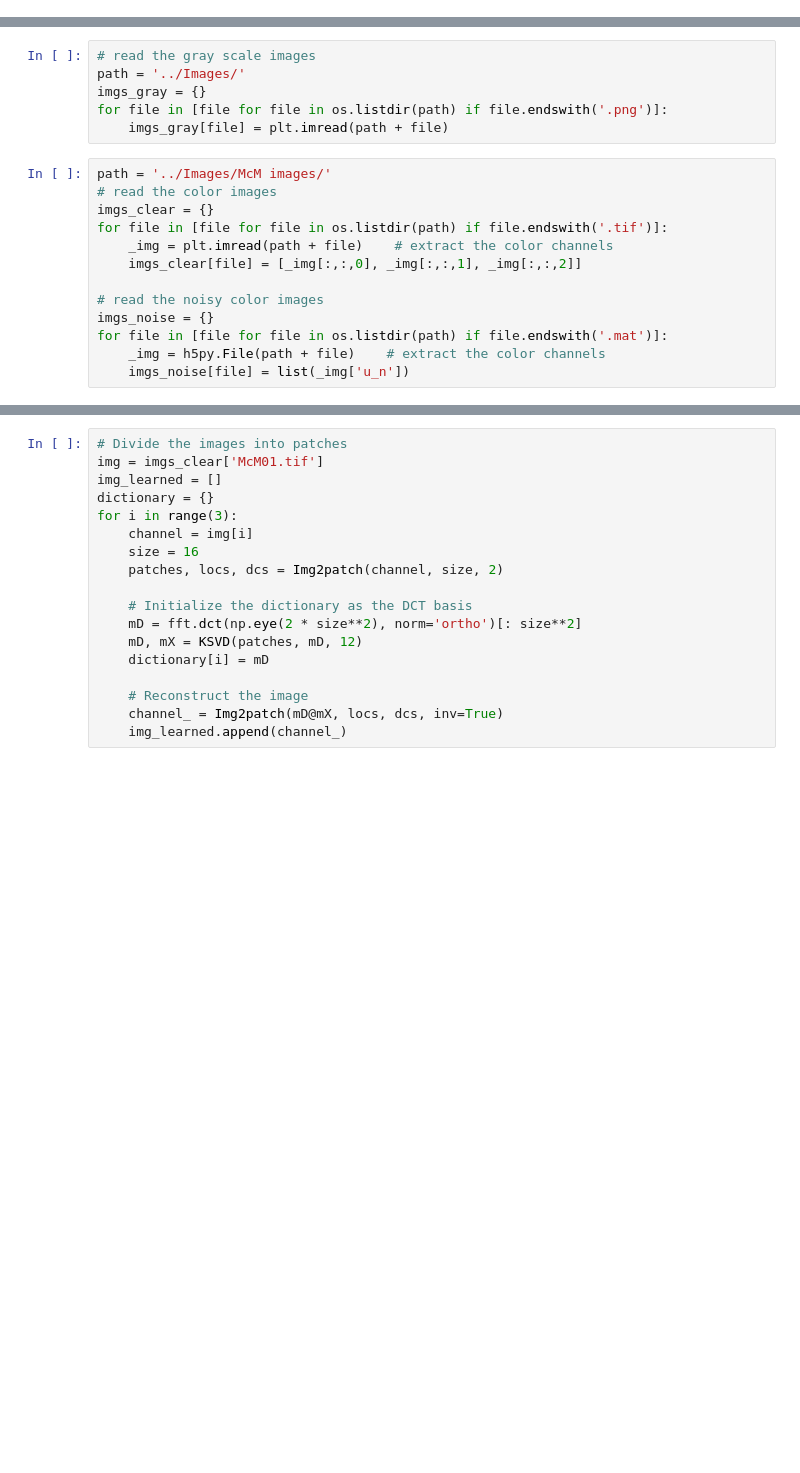
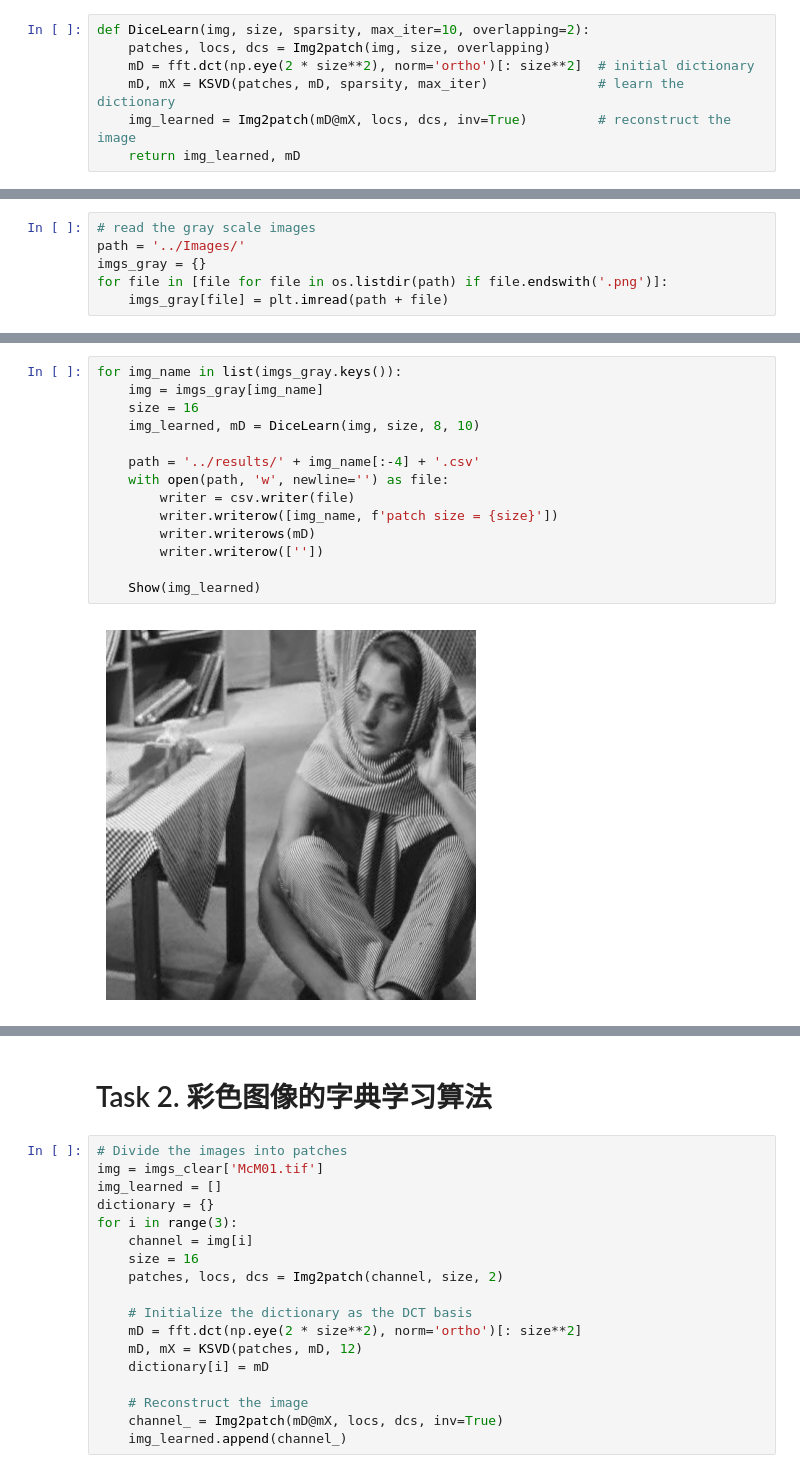
Before and after one commit to SJTUYoimiya/course-project, a Jupyter notebook: Codes/main.ipynb, the cells around one changed output, grey strips where cells are left out. Cells and saved outputs as stored; diff of their text form; blank space fills up the shorter version.

```diff
--- a/Codes/main.ipynb
+++ b/Codes/main.ipynb
@@ -12,0 +70,7 @@ from KSVD import *              # import all functions from ../Codes/KSVD.py
+# %%
+def DiceLearn(img, size, sparsity, max_iter=10, overlapping=2):
+    patches, locs, dcs = Img2patch(img, size, overlapping)
+    mD = fft.dct(np.eye(2 * size**2), norm='ortho')[: size**2]  # initial dictionary
+    mD, mX = KSVD(patches, mD, sparsity, max_iter)              # learn the dictionary
+    img_learned = Img2patch(mD@mX, locs, dcs, inv=True)         # reconstruct the image
+    return img_learned, mD
@@ -16,16 +84,3 @@ path = '../Images/'
 imgs_gray = {}
 for file in [file for file in os.listdir(path) if file.endswith('.png')]:
     imgs_gray[file] = plt.imread(path + file)
-# %%
-path = '../Images/McM images/'
-# read the color images
-imgs_clear = {}
-for file in [file for file in os.listdir(path) if file.endswith('.tif')]:
-    _img = plt.imread(path + file)    # extract the color channels
-    imgs_clear[file] = [_img[:,:,0], _img[:,:,1], _img[:,:,2]]
-
-# read the noisy color images
-imgs_noise = {}
-for file in [file for file in os.listdir(path) if file.endswith('.mat')]:
-    _img = h5py.File(path + file)    # extract the color channels
-    imgs_noise[file] = list(_img['u_n'])
@@ -80,0 +87,16 @@ for file in [file for file in os.listdir(path) if file.endswith('.mat')]:
+# %%
+for img_name in list(imgs_gray.keys()):
+    img = imgs_gray[img_name]
+    size = 16
+    img_learned, mD = DiceLearn(img, size, 8, 10)
+
+    path = '../results/' + img_name[:-4] + '.csv'
+    with open(path, 'w', newline='') as file:
+        writer = csv.writer(file)
+        writer.writerow([img_name, f'patch size = {size}'])
+        writer.writerows(mD)
+        writer.writerow([''])
+
+    Show(img_learned)
+# %% [output]
+[figure, added]
@@ -81,3 +105,5 @@ for file in [file for file in os.listdir(path) if file.endswith('.mat')]:
+# %% [markdown]
+# Task 2. 彩色图像的字典学习算法
 # %%
 # Divide the images into patches
 img = imgs_clear['McM01.tif']
```
Also changed, not shown: parts of 11 cells of this notebook, 7 other files.
